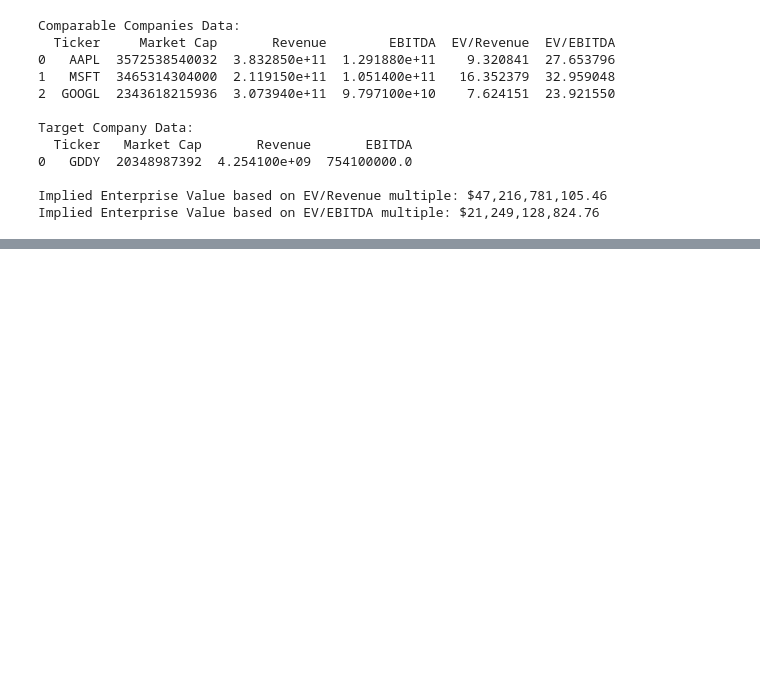
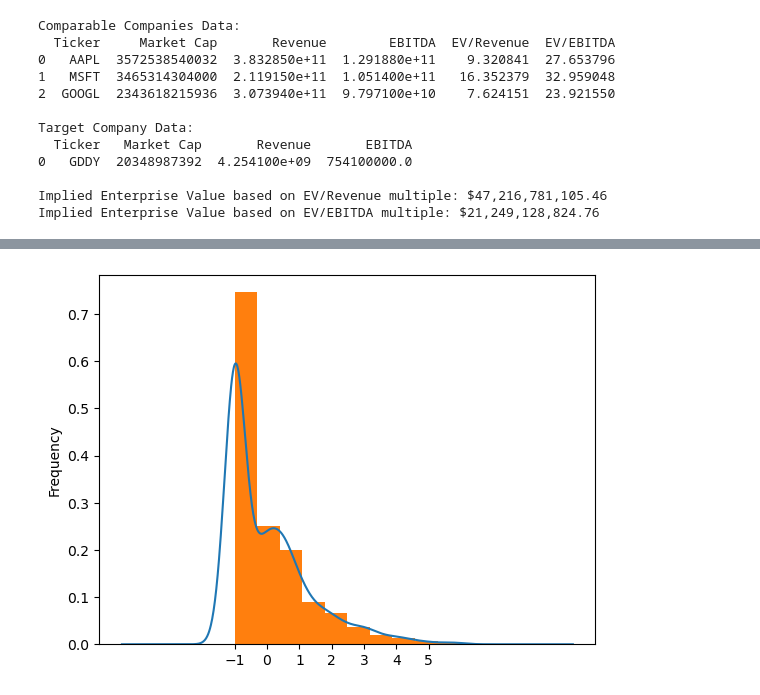
Before and after one commit to ab123-bruh/fund_temp, a Jupyter notebook: mvtest.ipynb, the cells around one changed output, grey strips where cells are left out. Cells and saved outputs as stored; diff of their text form; code cells hidden in the pictures; blank space fills up the shorter version.

```diff
--- a/mvtest.ipynb
+++ b/mvtest.ipynb
@@ -505,0 +500,11 @@ plt.show()
+# %%
+fig, ax = plt.subplots()
+
+ret = simulation.iloc[252]/start - 1
+
+ret.plot(kind="kde")
+ret.plot(kind="hist",density=True)
+plt.xticks(np.arange(-1,max(ret)))
+plt.show()
+# %% [output]
+[figure, added]
```
Also changed, not shown: parts of 1 cell of this notebook, 2 other files.
